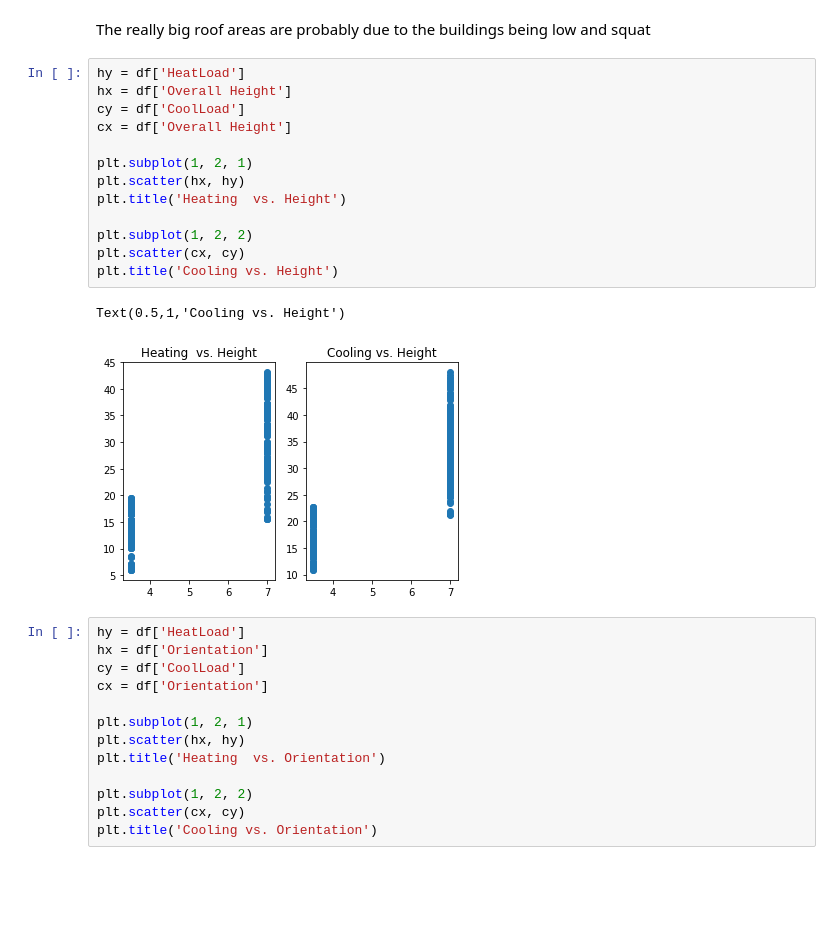
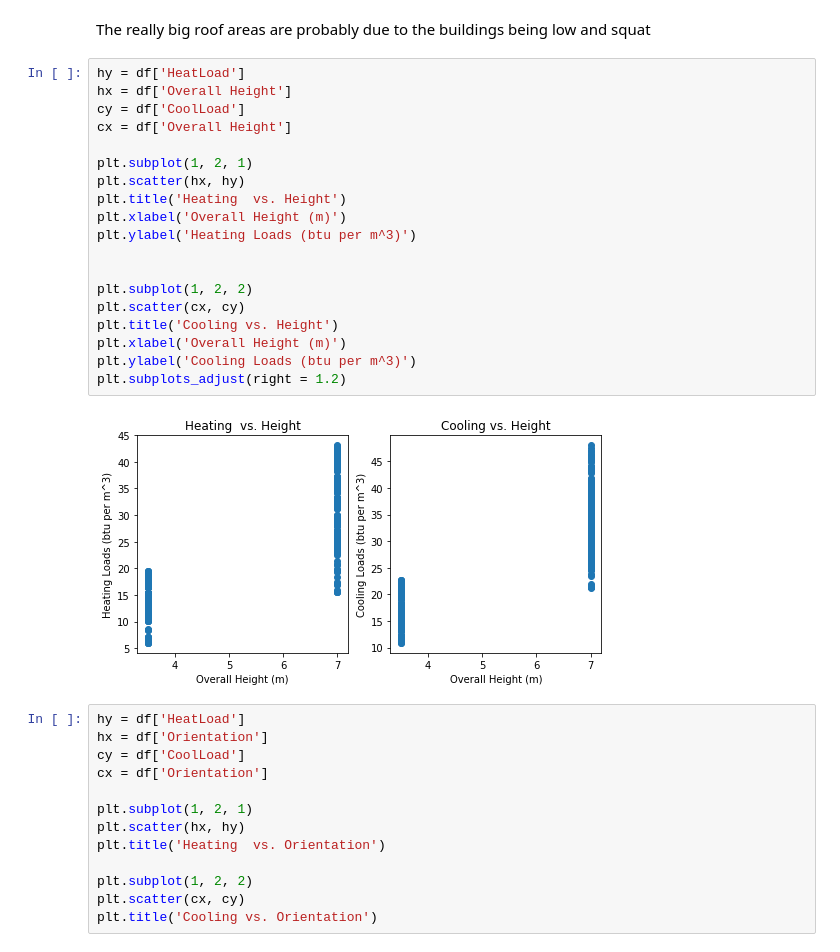
Before and after one commit to pezLyfe/EnergyEfficiency, a Jupyter notebook: EnergyEfficiency_Latest.ipynb, the cells around one changed output. Drawn from its saved outputs; the diff is of its cells as text; blank space fills up the shorter version.

```diff
--- a/EnergyEfficiency_Latest.ipynb
+++ b/EnergyEfficiency_Latest.ipynb
@@ -233,19 +239,24 @@ The really big roof areas are probably due to the buildings being low and squat
 # %%
 hy = df['HeatLoad']
 hx = df['Overall Height']
 cy = df['CoolLoad']
 cx = df['Overall Height']
 
 plt.subplot(1, 2, 1)
 plt.scatter(hx, hy)
 plt.title('Heating  vs. Height')
+plt.xlabel('Overall Height (m)')
+plt.ylabel('Heating Loads (btu per m^3)')
+
 
 plt.subplot(1, 2, 2)
 plt.scatter(cx, cy)
 plt.title('Cooling vs. Height')
+plt.xlabel('Overall Height (m)')
+plt.ylabel('Cooling Loads (btu per m^3)')
+plt.subplots_adjust(right = 1.2)
 # %% [output]
-Text(0.5,1,'Cooling vs. Height')
-[figure, old version]
+[figure, new version]
 # %%
 hy = df['HeatLoad']
 hx = df['Orientation']
```
Also changed, not shown: parts of 13 cells of this notebook.
